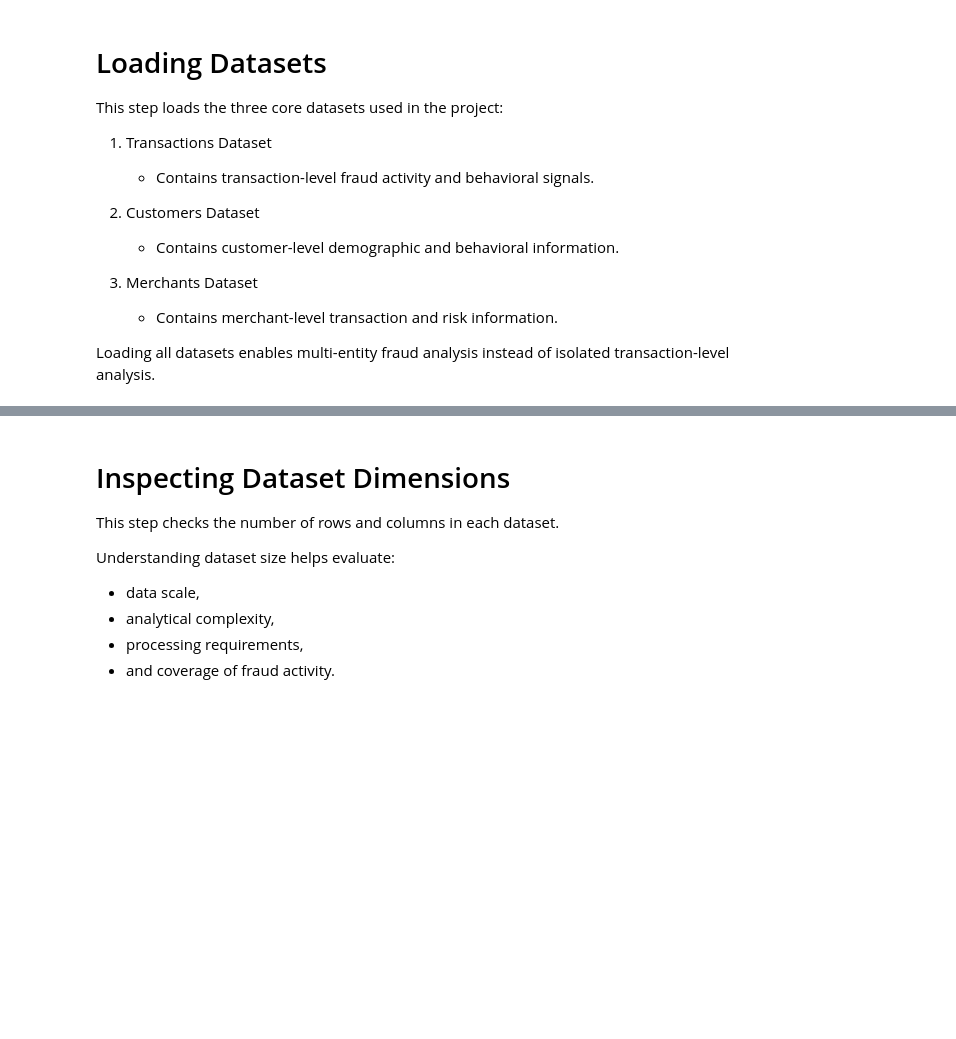
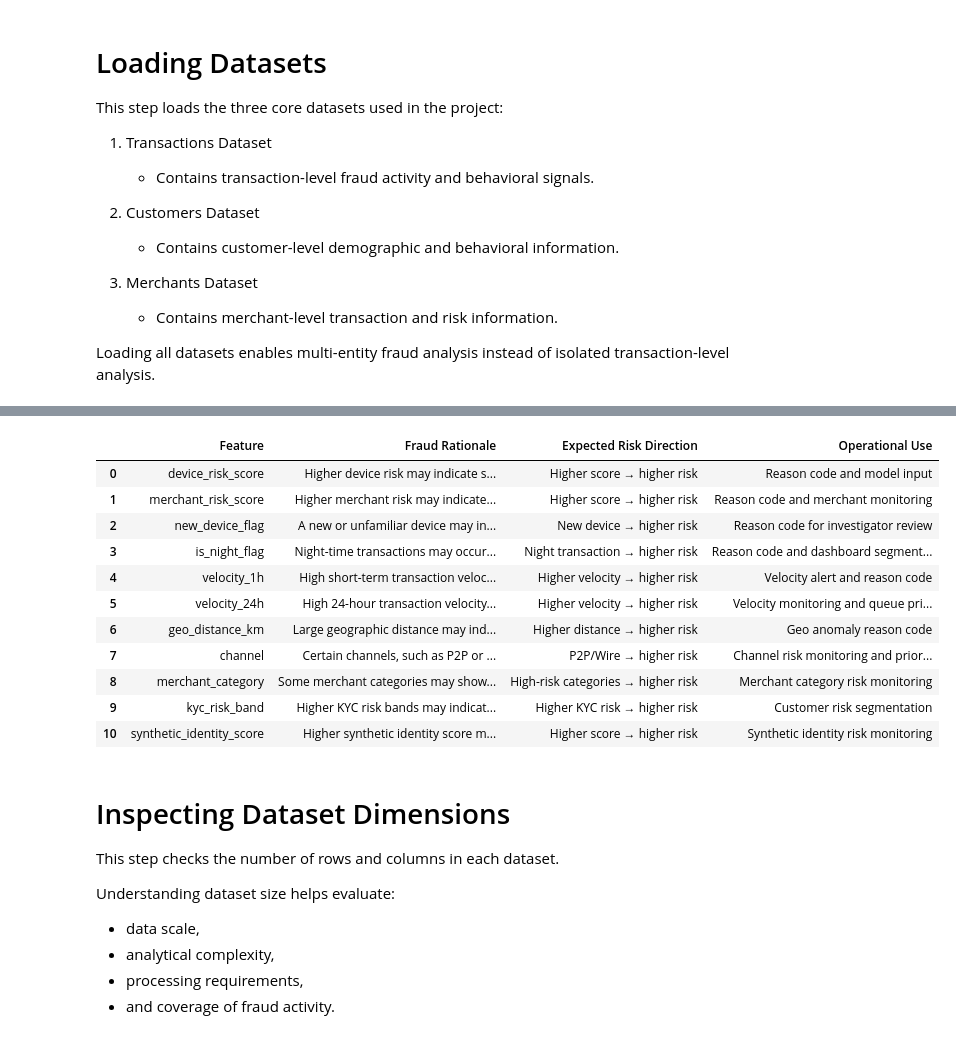
Before and after one commit to kuthurukarthikkumar-prog/jp-morgan-internship, a Jupyter notebook: 02_JPMorgan_Explainable_Fraud_Alert_Prioritization_Project_Kit/C_Supporting_Files/notebooks/jp_morgan_fraud_intelligence_Analysis.ipynb, the cells around one changed output, grey strips where cells are left out. Cells and saved outputs as stored; diff of their text form; code cells hidden in the pictures; blank space fills up the shorter version.

```diff
--- a/02_JPMorgan_Explainable_Fraud_Alert_Prioritization_Project_Kit/C_Supporting_Files/notebooks/jp_morgan_fraud_intelligence_Analysis.ipynb
+++ b/02_JPMorgan_Explainable_Fraud_Alert_Prioritization_Project_Kit/C_Supporting_Files/notebooks/jp_morgan_fraud_intelligence_Analysis.ipynb
@@ -63,3 +234,75 @@ merchants = pd.read_csv('../../B_Dataset/raw/merchants.csv')
+# %%
+# Fraud feature rationale table
+
+feature_rationale = pd.DataFrame({
+    "Feature": [
+        "device_risk_score",
+        "merchant_risk_score",
+        "new_device_flag",
+        "is_night_flag",
+        "velocity_1h",
+        "velocity_24h",
+        "geo_distance_km",
+        "channel",
+        "merchant_category",
+        "kyc_risk_band",
+        "synthetic_identity_score"
+    ],
+    "Fraud Rationale": [
+        "Higher device risk may indicate suspicious device behaviour or possible account compromise.",
+        "Higher merchant risk may indicate merchants with greater exposure to fraudulent activity.",
+        "A new or unfamiliar device may indicate account takeover or unauthorised access.",
+        "Night-time transactions may occur outside normal customer behaviour patterns.",
+        "High short-term transaction velocity may indicate rapid fraud attempts.",
+        "High 24-hour transaction velocity may indicate repeated suspicious activity.",
+        "Large geographic distance may indicate unusual location behaviour or possible geo anomaly.",
+        "Certain channels, such as P2P or Wire, may carry higher fraud exposure.",
+        "Some merchant categories may show higher fraud concentration.",
+        "Higher KYC risk bands may indicate weaker customer risk profile or onboarding concerns.",
+        "Higher synthetic identity score may indicate potential identity manipulation risk."
+    ],
+    "Expected Risk Direction": [
+        "Higher score → higher risk",
+        "Higher score → higher risk",
+        "New device → higher risk",
+        "Night transaction → higher risk",
+        "Higher velocity → higher risk",
+        "Higher velocity → higher risk",
+        "Higher distance → higher risk",
+        "P2P/Wire → higher risk",
+        "High-risk categories → higher risk",
+        "Higher KYC risk → higher risk",
+        "Higher score → higher risk"
+    ],
+    "Operational Use": [
+        "Reason code and model input",
+        "Reason code and merchant monitoring",
+        "Reason code for investigator review",
+        "Reason code and dashboard segmentation",
+        "Velocity alert and reason code",
+        "Velocity monitoring and queue prioritisation",
+        "Geo anomaly reason code",
+        "Channel risk monitoring and prioritisation",
+        "Merchant category risk monitoring",
+        "Customer risk segmentation",
+        "Synthetic identity risk monitoring"
+    ]
+})
+
+feature_rationale
+# %% [output]
+|  | Feature | Fraud Rationale | Expected Risk Direction | Operational Use |
+| 0 | device_risk_score | Higher device risk may indicate s... | Higher score → higher risk | Reason code and model input |
+| 1 | merchant_risk_score | Higher merchant risk may indicate... | Higher score → higher risk | Reason code and merchant monitoring |
+| 2 | new_device_flag | A new or unfamiliar device may in... | New device → higher risk | Reason code for investigator review |
+| 3 | is_night_flag | Night-time transactions may occur... | Night transaction → higher risk | Reason code and dashboard segment... |
+| 4 | velocity_1h | High short-term transaction veloc... | Higher velocity → higher risk | Velocity alert and reason code |
+| 5 | velocity_24h | High 24-hour transaction velocity... | Higher velocity → higher risk | Velocity monitoring and queue pri... |
+| 6 | geo_distance_km | Large geographic distance may ind... | Higher distance → higher risk | Geo anomaly reason code |
+| 7 | channel | Certain channels, such as P2P or ... | P2P/Wire → higher risk | Channel risk monitoring and prior... |
+| 8 | merchant_category | Some merchant categories may show... | High-risk categories → higher risk | Merchant category risk monitoring |
+| 9 | kyc_risk_band | Higher KYC risk bands may indicat... | Higher KYC risk → higher risk | Customer risk segmentation |
+| 10 | synthetic_identity_score | Higher synthetic identity score m... | Higher score → higher risk | Synthetic identity risk monitoring |
 # %% [markdown]
 # Inspecting Dataset Dimensions
 
```
Also changed, not shown: parts of 28 cells of this notebook, 1 other file.
